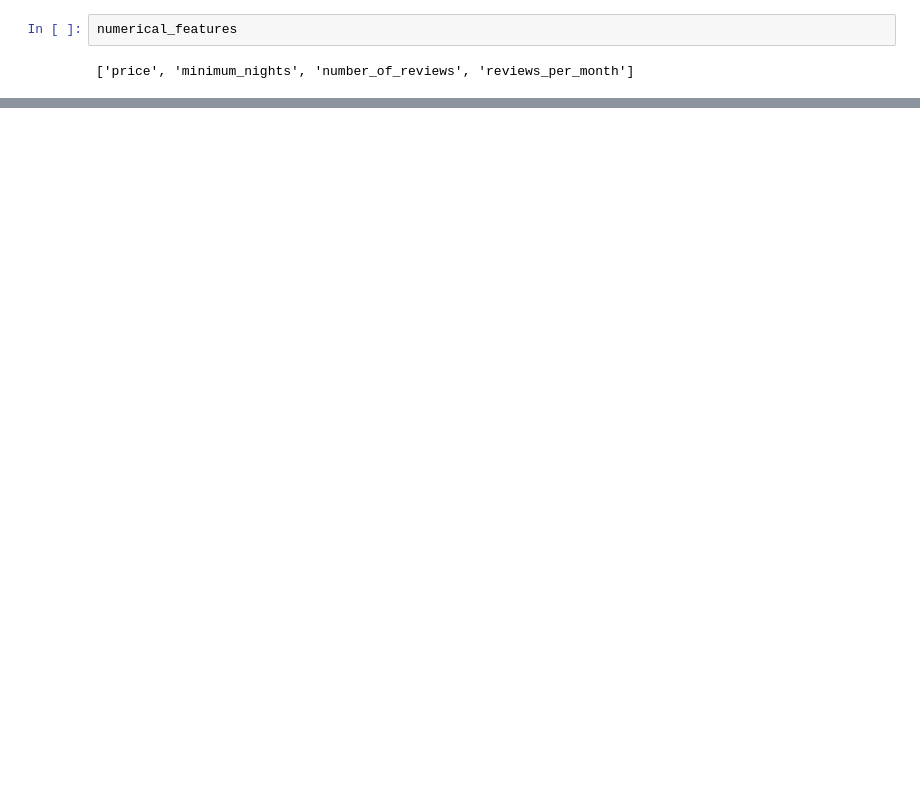
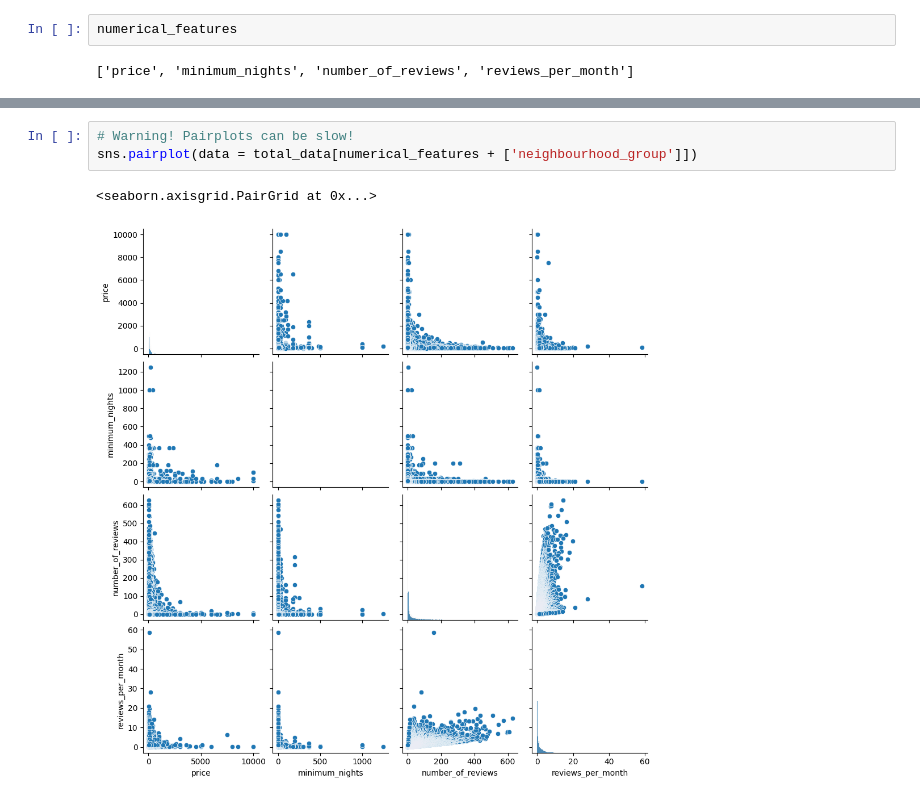
Before and after one commit to 4GeeksAcademy/nicholasdetriomachine-learning-python-template, a Jupyter notebook: src/explore.ipynb, the cells around one changed output, grey strips where cells are left out. Cells and saved outputs as stored; diff of their text form; blank space fills up the shorter version.

```diff
--- a/src/explore.ipynb
+++ b/src/explore.ipynb
@@ -355,0 +395,6 @@ numerical_features
+# %%
+# Warning! Pairplots can be slow!
+sns.pairplot(data = total_data[numerical_features + ['neighbourhood_group']])
+# %% [output]
+<seaborn.axisgrid.PairGrid at 0x...>
+[figure, added]
```
Also changed, not shown: parts of 14 cells of this notebook.
